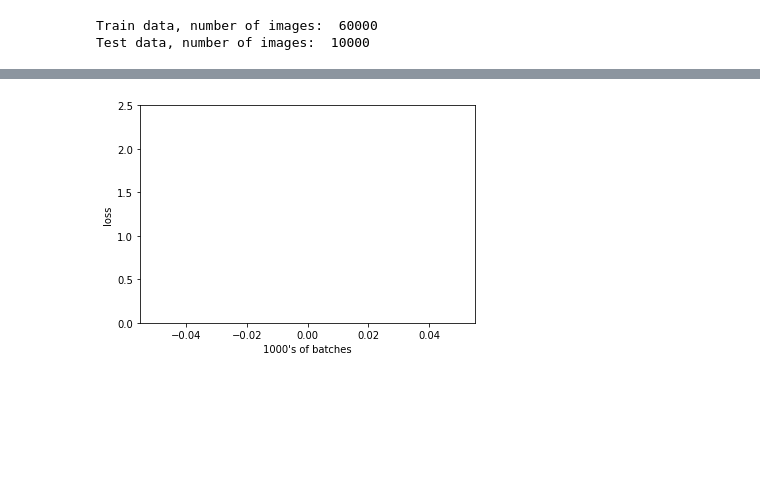
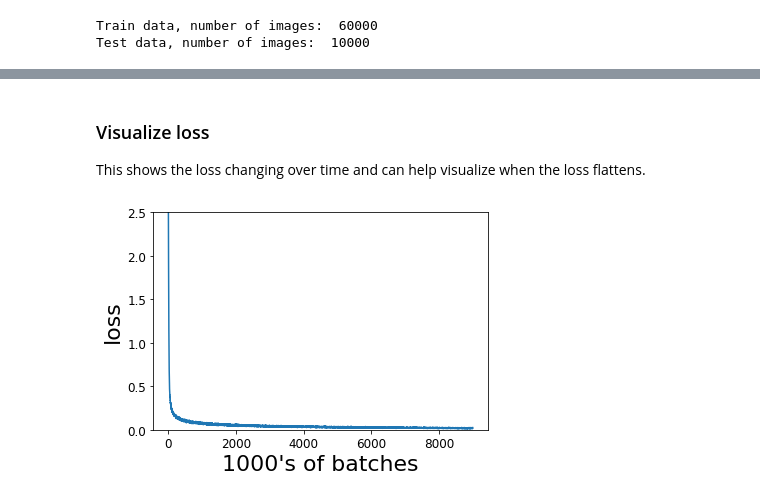
Before and after one commit to zrsmithson/MNIST-digits, a Jupyter notebook: MNIST.ipynb, the cells around one changed output, grey strips where cells are left out. Cells and saved outputs as stored; diff of their text form; code cells hidden in the pictures; blank space fills up the shorter version.

```diff
--- a/MNIST.ipynb
+++ b/MNIST.ipynb
@@ -75,6 +74,7 @@ for idx in np.arange(batch_size):
 # %%
-from models import Net1 as net
+from models import Net2 as net
 
-net = net()
+# Use CUDA version
+net = net().cuda()
 print(net)
 # %% [output]
@@ -100,6 +124,7 @@ total = 0
 
 # Iterate through test dataset
 for images, labels in test_loader:
+    images, labels = images.cuda(), labels.cuda()
 
     # forward pass to get outputs
     # the outputs are a series of class scores
@@ -124,6 +155,6 @@ Accuracy before training:  10.92
 # %%
 def train(n_epochs):
-
+    net.train()
     loss_over_time = [] # to track the loss as the network trains
 
     for epoch in range(n_epochs):  # loop over the dataset multiple times
@@ -133,6 +164,7 @@ def train(n_epochs):
         for batch_i, data in enumerate(train_loader):
             # get the input images and their corresponding labels
             inputs, labels = data
+            inputs, labels = inputs.cuda(), labels.cuda()
 
             # zero the parameter (weight) gradients
             optimizer.zero_grad()
@@ -153,9 +185,9 @@ def train(n_epochs):
             # to convert loss into a scalar and add it to running_loss, we use .item()
             running_loss += loss.item()
 
-            if batch_i % 1000 == 999:    # print every 1000 batches
-                avg_loss = running_loss/1000
-                # record and print the avg loss over the 1000 batches
+            if batch_i % 100 == 99:    # print every 100 batches
+                avg_loss = running_loss/100
+                # record and print the avg loss over the 100 batches
                 loss_over_time.append(avg_loss)
                 print('Epoch: {}, Batch: {}, Avg. Loss: {}'.format(epoch + 1, batch_i+1, avg_loss))
                 running_loss = 0.0
@@ -165,6 +205,8 @@ def train(n_epochs):
 # %%
 # define the number of epochs to train for
-n_epochs = 30 # start small to see if your model works, initially
+n_epochs = 1000 # start small to see if your model works, initially
+
+#net.load_state_dict(torch.load('saved_models/<name>.pt'))
 
 # call train and record the loss over time
 training_loss = train(n_epochs)
@@ -173,9 +231,15 @@ Finished Training
+# %% [markdown]
+### Visualize loss
+
+This shows the loss changing over time and can help visualize when the loss flattens.
 # %%
 # visualize the loss as the network trained
 plt.plot(training_loss)
+plt.rc('xtick', labelsize=12)
+plt.rc('ytick', labelsize=12)
 plt.xlabel('1000\'s of batches')
 plt.ylabel('loss')
 plt.ylim(0, 2.5) # consistent scale
 plt.show()
 # %% [output]
-[figure, old version]
+[figure, new version]
```
Also changed, not shown: parts of 25 cells of this notebook, 3 other files.
